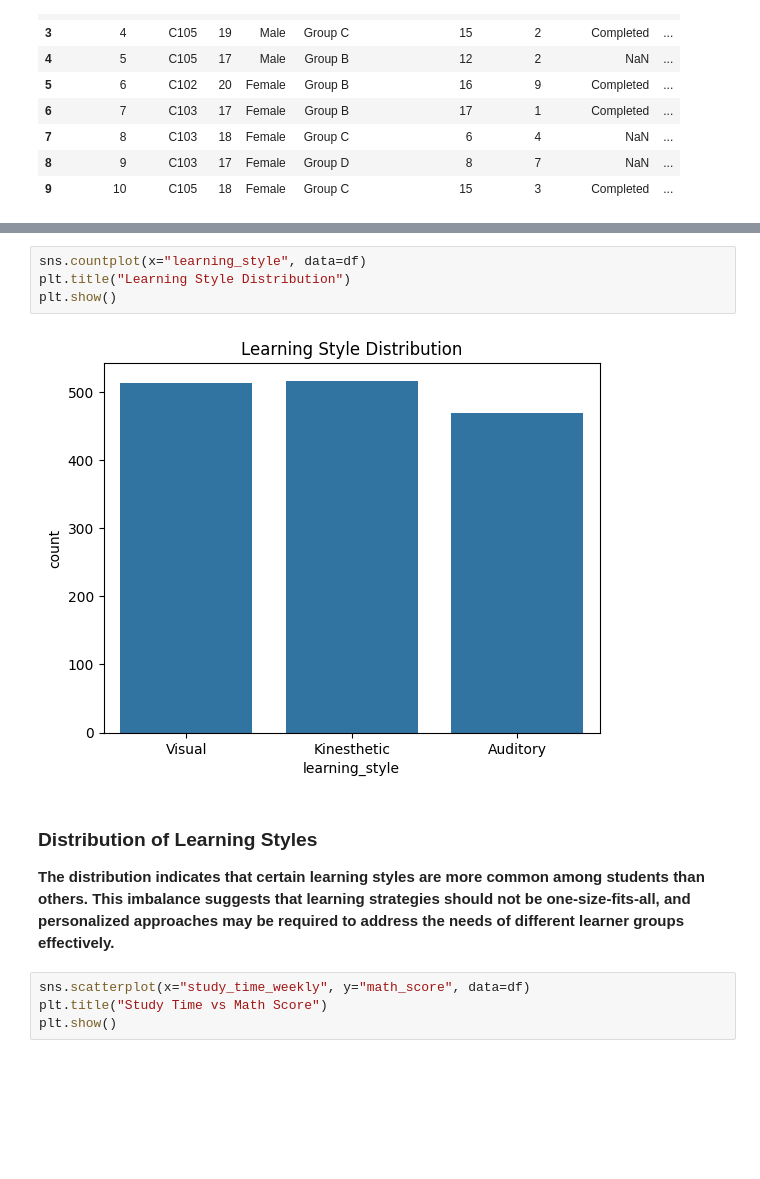
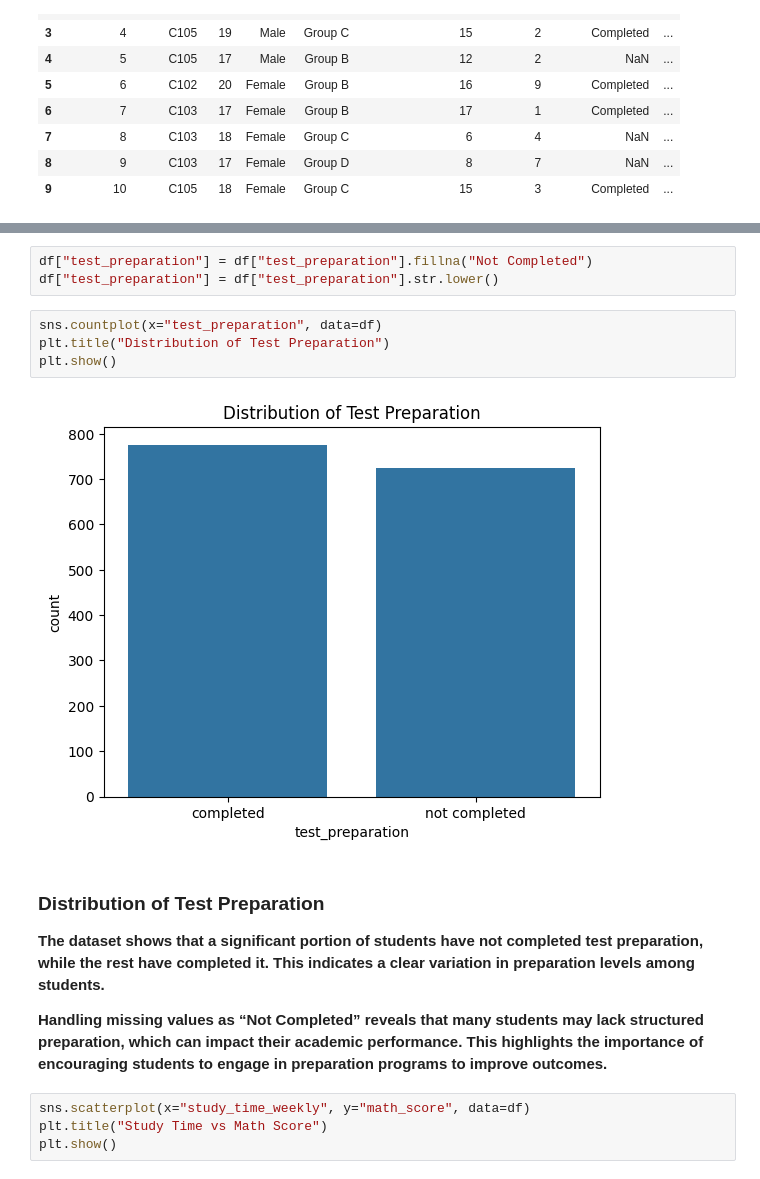
Before and after one commit to Syed123-az/AI-Learning-Navigator, a Jupyter notebook: eda.ipynb, the cells around one changed output, grey strips where cells are left out. Drawn from its saved outputs; the diff is of its cells as text; blank space fills up the shorter version.

Commit message:
Updated Jupyter notebook with final EDA, clustering, and AI learning system

```diff
--- a/eda.ipynb
+++ b/eda.ipynb
@@ -21,13 +30,18 @@ df.head(10)
+# %%
+df["test_preparation"] = df["test_preparation"].fillna("Not Completed")
+df["test_preparation"] = df["test_preparation"].str.lower()
 # %%
-sns.countplot(x="learning_style", data=df)
-plt.title("Learning Style Distribution")
+sns.countplot(x="test_preparation", data=df)
+plt.title("Distribution of Test Preparation")
 plt.show()
 # %% [output]
-[figure, old version]
+[figure, new version]
 # %% [markdown]
-### **Distribution of Learning Styles**
+### **Distribution of Test Preparation**
 
-**The distribution indicates that certain learning styles are more common among students than others. This imbalance suggests that learning strategies should not be one-size-fits-all, and personalized approaches may be required to address the needs of different learner groups effectively.**
+**The dataset shows that a significant portion of students have not completed test preparation, while the rest have completed it. This indicates a clear variation in preparation levels among students.**
+
+**Handling missing values as “Not Completed” reveals that many students may lack structured preparation, which can impact their academic performance. This highlights the importance of encouraging students to engage in preparation programs to improve outcomes.**
 # %%
 sns.scatterplot(x="study_time_weekly", y="math_score", data=df)
 plt.title("Study Time vs Math Score")
```
Also changed, not shown: parts of 26 cells of this notebook.
